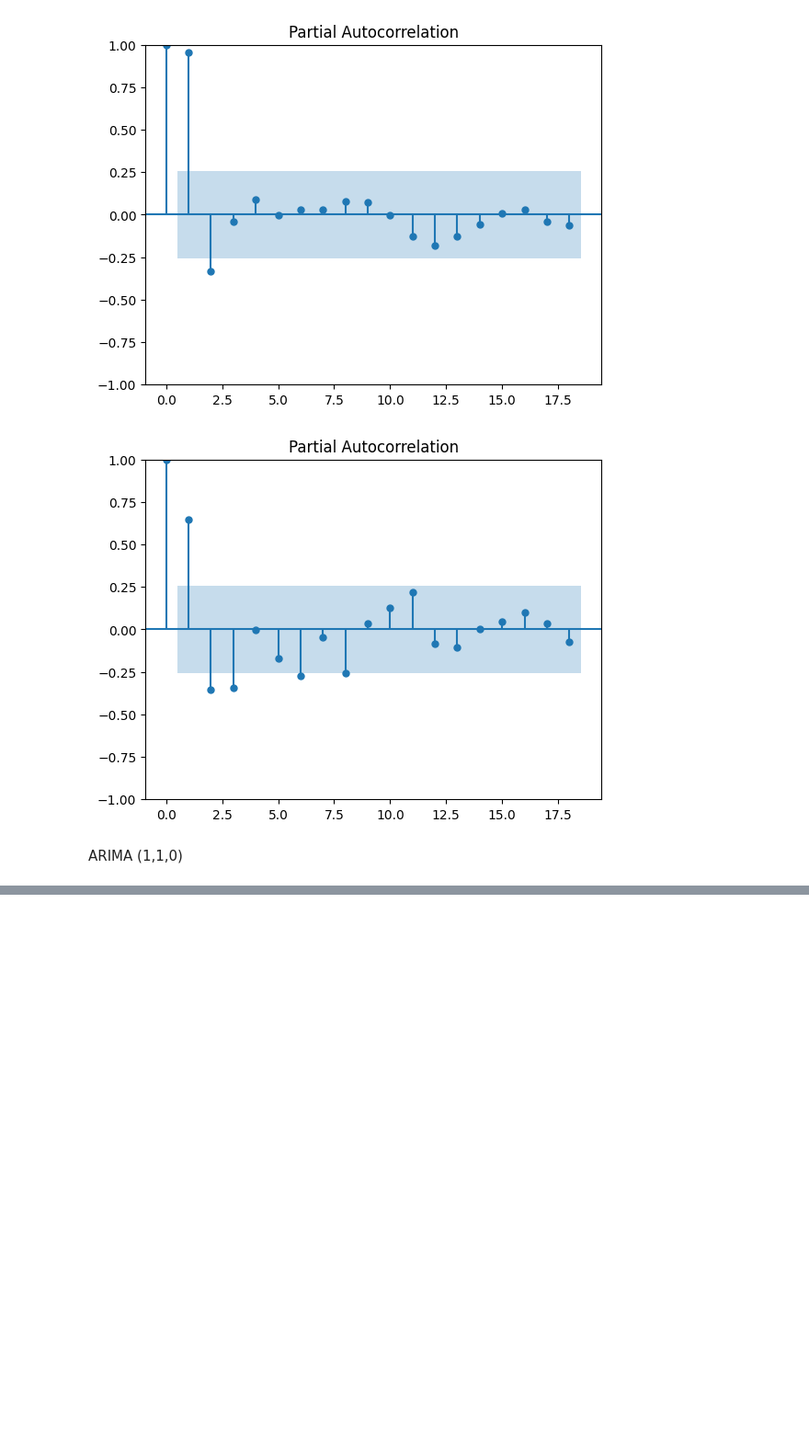
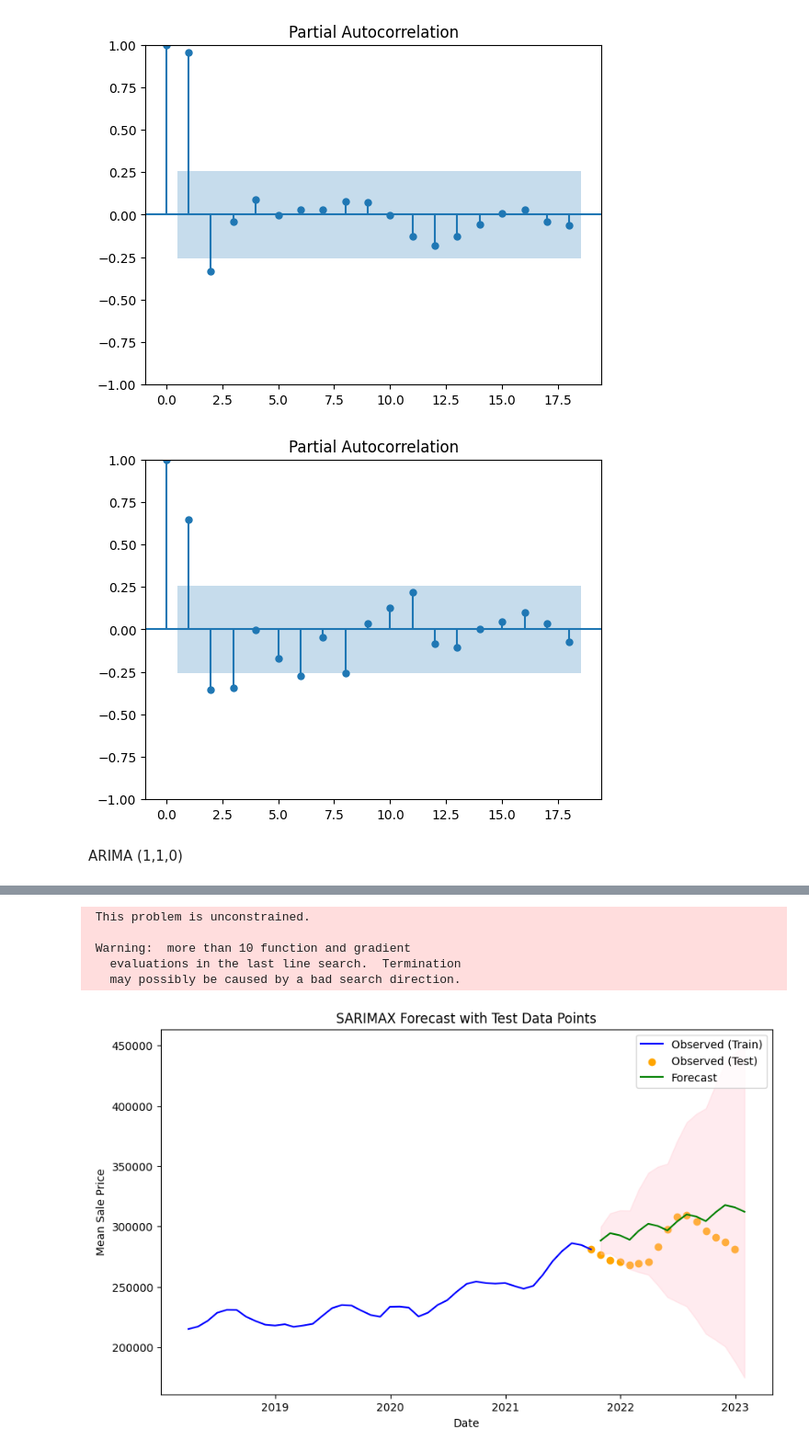
Before and after one commit to jacobsimeral/TS_Forecasting_Project, a Jupyter notebook: Code/Forecast/forecast_arima_hassaan.ipynb, the cells around one changed output, grey strips where cells are left out. Shown at 92% size. Drawn from its saved outputs; the diff is of its cells as text; code cells hidden in the pictures; blank space fills up the shorter version.

```diff
--- a/Code/Forecast/forecast_arima_hassaan.ipynb
+++ b/Code/Forecast/forecast_arima_hassaan.ipynb
@@ -117,4 +141,4 @@ Index(['region', 'w_new construction sales count',
 # %%
-weighted_regional['date'] = pd.to_datetime(weighted_regional['date'])  # Ensure the date column is in datetime format
-weighted_regional['year'] = weighted_regional['date'].dt.year
-weighted_regional.set_index('date', inplace=True)
+# weighted_regional['date'] = pd.to_datetime(weighted_regional['date'])  # Ensure the date column is in datetime format
+weighted_regional['year'] = weighted_regional.index.dt.year
+# weighted_regional.set_index('date', inplace=True)
@@ -241,0 +553,52 @@ ARIMA (1,1,0)
+# %%
+import pandas as pd
+import numpy as np
+from statsmodels.tsa.statespace.sarimax import SARIMAX
+import matplotlib.pyplot as plt
+from sklearn.metrics import mean_squared_error, mean_absolute_error
+
+# Assuming midwest_df is already loaded
+# Example: midwest_df = pd.read_csv('path_to_your_file.csv', parse_dates=['date_column'], index_col='date_column')
+
+# Split the data into training and test sets
+split_date = '2021-09-30'
+midwest_train = midwest_df[:split_date]
+midwest_test = midwest_df[split_date:]
+
+# Verify the splits
+print("Training Data:")
+print(midwest_train.head())
+print("\nTest Data:")
+print(midwest_test.head())
+
+# Fit the SARIMAX model on the training data
+model = SARIMAX(midwest_train['w_mean sales price ($)'], order=(1, 1, 1), seasonal_order=(1, 1, 0, 4))
+model_fit = model.fit()
+
+# Forecasting
+forecast_steps = len(midwest_test)  # Number of steps to forecast (same as length of test data)
+forecast = model_fit.get_forecast(steps=forecast_steps)
+forecast_mean = forecast.predicted_mean
+forecast_ci = forecast.conf_int()
+
+# Calculate the errors
+mse = mean_squared_error(midwest_test['w_mean sales price ($)'], forecast_mean)
+mae = mean_absolute_error(midwest_test['w_mean sales price ($)'], forecast_mean)
+mape = np.mean(np.abs((midwest_test['w_mean sales price ($)'] - forecast_mean) / midwest_test['w_mean sales price ($)'])) * 100
+
+print(f'MSE: {mse}')
+print(f'MAE: {mae}')
+print(f'MAPE: {mape}%')
+
+# Plotting the forecast
+plt.figure(figsize=(10, 6))
+plt.plot(midwest_train.index, midwest_train['w_mean sales price ($)'], label='Observed (Train)', color='blue')
+plt.scatter(midwest_test.index, midwest_test['w_mean sales price ($)'], label='Observed (Test)', color='orange', marker='o')
+plt.plot(forecast_mean.index, forecast_mean, label='Forecast', color='green')
+plt.fill_between(forecast_ci.index, forecast_ci.iloc[:, 0], forecast_ci.iloc[:, 1], color='pink', alpha=0.3)
+plt.xlabel('Date')
+plt.ylabel('Mean Sale Price')
+plt.title('SARIMAX Forecast with Test Data Points')
+plt.legend()
+plt.show()
+# %% [output]
@@ -241,0 +622,6 @@ ARIMA (1,1,0)
+ This problem is unconstrained.
+
+ Warning:  more than 10 function and gradient
+   evaluations in the last line search.  Termination
+   may possibly be caused by a bad search direction.
+[figure, added]
```
Also changed, not shown: parts of 44 cells of this notebook, 3 other files.
